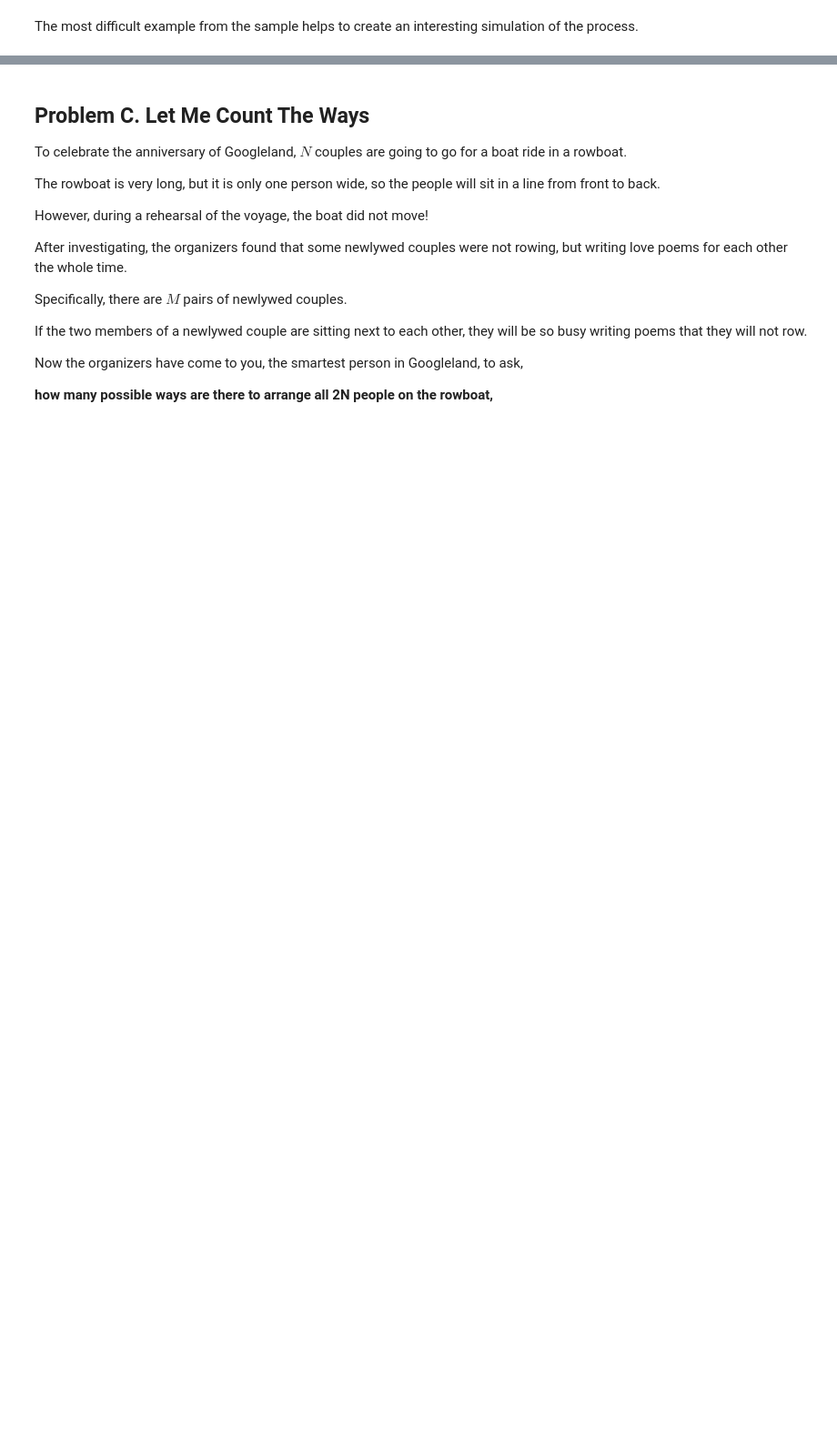
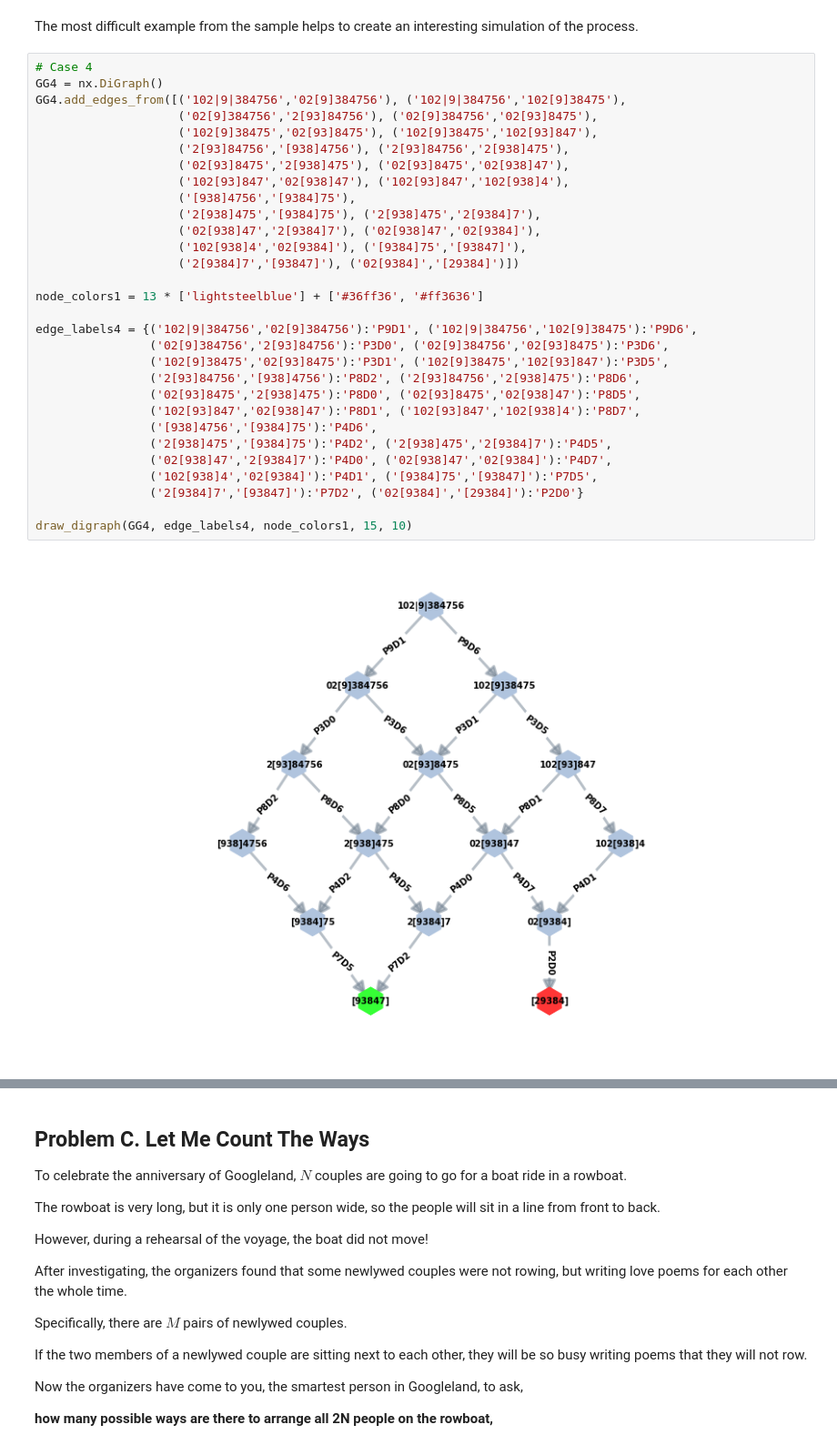
Before and after one commit to OlgaBelitskaya/colab_notebooks, a Jupyter notebook: kickstart_h2018.ipynb, the cells around one changed output, grey strips where cells are left out. Shown: that part at 91% size. Cells and saved outputs as stored; diff of their text form; blank space fills up the shorter version.

```diff
--- a/kickstart_h2018.ipynb
+++ b/kickstart_h2018.ipynb
@@ -363,2 +363,34 @@ draw_digraph(GG2, edge_labels2, node_colors2, 7, 5)
 # %% [markdown]
 The most difficult example from the sample helps to create an interesting  simulation of the process.
+# %%
+# Case 4
+GG4 = nx.DiGraph()
+GG4.add_edges_from([('102|9|384756','02[9]384756'), ('102|9|384756','102[9]38475'),
+                    ('02[9]384756','2[93]84756'), ('02[9]384756','02[93]8475'),
+                    ('102[9]38475','02[93]8475'), ('102[9]38475','102[93]847'),
+                    ('2[93]84756','[938]4756'), ('2[93]84756','2[938]475'),
+                    ('02[93]8475','2[938]475'), ('02[93]8475','02[938]47'),
+                    ('102[93]847','02[938]47'), ('102[93]847','102[938]4'),
+                    ('[938]4756','[9384]75'),
+                    ('2[938]475','[9384]75'), ('2[938]475','2[9384]7'),
+                    ('02[938]47','2[9384]7'), ('02[938]47','02[9384]'),
+                    ('102[938]4','02[9384]'), ('[9384]75','[93847]'),
+                    ('2[9384]7','[93847]'), ('02[9384]','[29384]')])
+
+node_colors1 = 13 * ['lightsteelblue'] + ['#36ff36', '#ff3636']
+
+edge_labels4 = {('102|9|384756','02[9]384756'):'P9D1', ('102|9|384756','102[9]38475'):'P9D6',
+                ('02[9]384756','2[93]84756'):'P3D0', ('02[9]384756','02[93]8475'):'P3D6',
+                ('102[9]38475','02[93]8475'):'P3D1', ('102[9]38475','102[93]847'):'P3D5',
+                ('2[93]84756','[938]4756'):'P8D2', ('2[93]84756','2[938]475'):'P8D6',
+                ('02[93]8475','2[938]475'):'P8D0', ('02[93]8475','02[938]47'):'P8D5',
+                ('102[93]847','02[938]47'):'P8D1', ('102[93]847','102[938]4'):'P8D7',
+                ('[938]4756','[9384]75'):'P4D6',
+                ('2[938]475','[9384]75'):'P4D2', ('2[938]475','2[9384]7'):'P4D5',
+                ('02[938]47','2[9384]7'):'P4D0', ('02[938]47','02[9384]'):'P4D7',
+                ('102[938]4','02[9384]'):'P4D1', ('[9384]75','[93847]'):'P7D5',
+                ('2[9384]7','[93847]'):'P7D2', ('02[9384]','[29384]'):'P2D0'}
+
+draw_digraph(GG4, edge_labels4, node_colors1, 15, 10)
+# %% [output]
+[figure, added]
```
Also changed, not shown: parts of 5 cells of this notebook.
